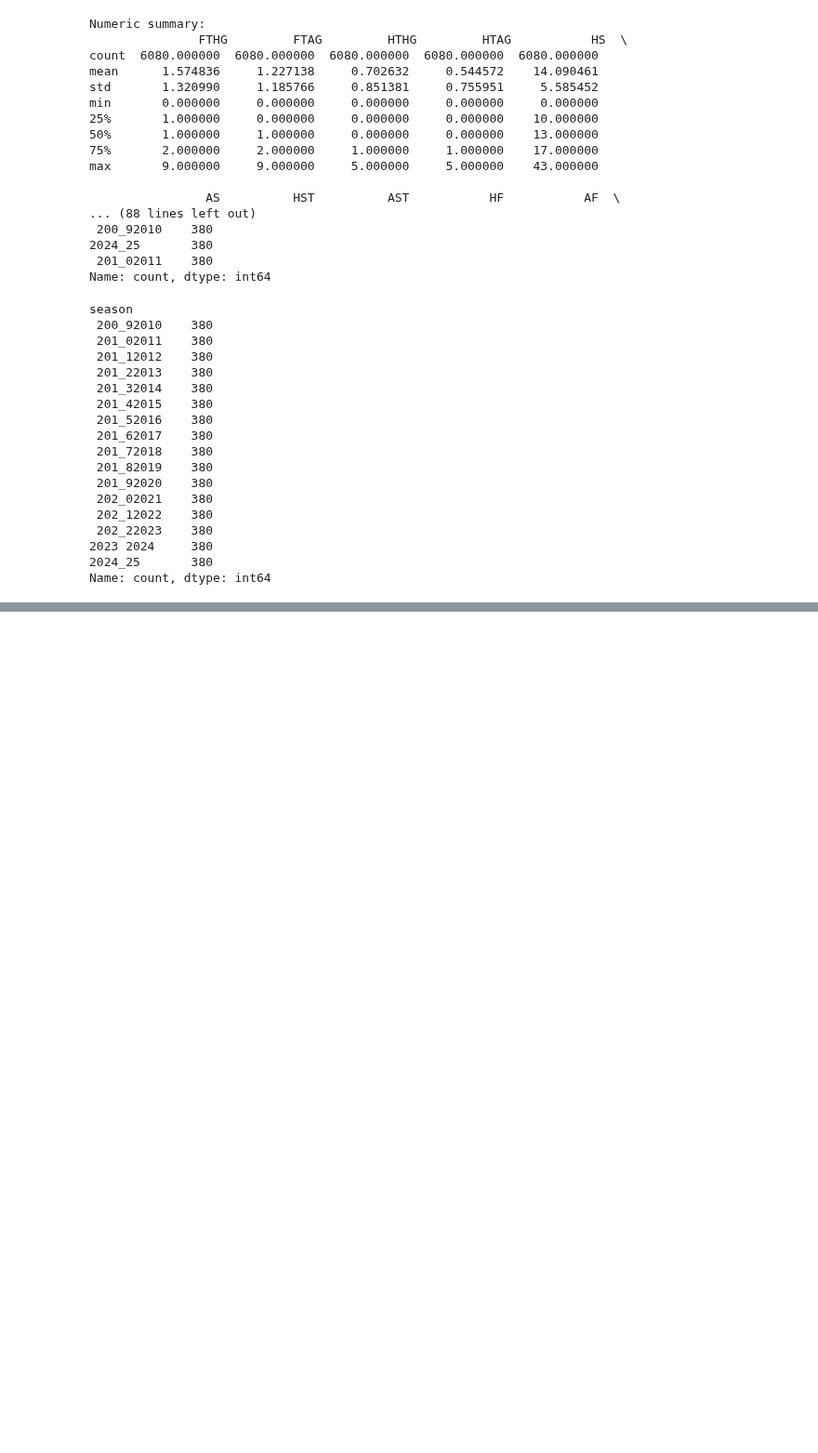
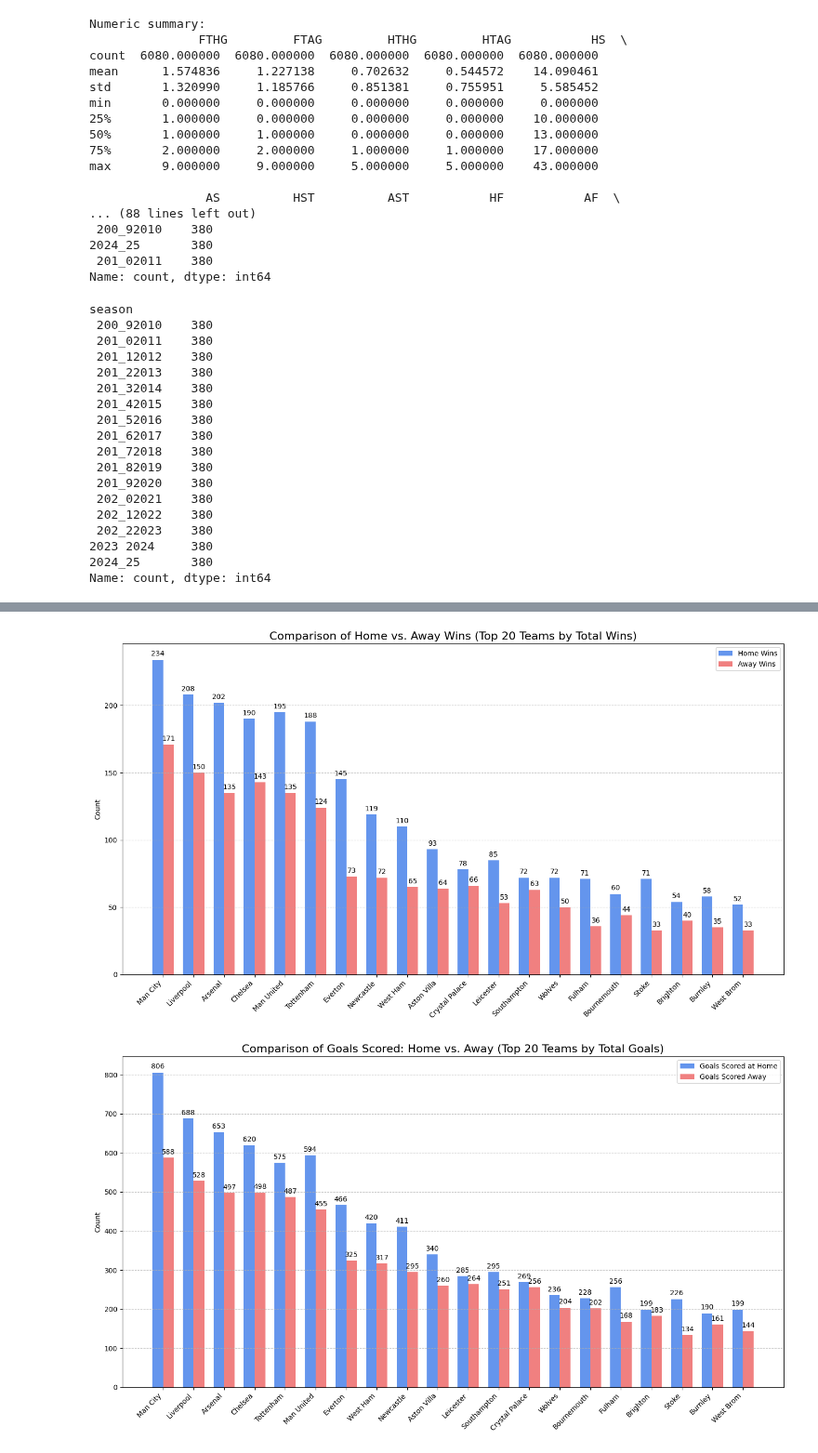
Before and after one commit to Rhode01/Epl-prediction-model, a Jupyter notebook: notebook/main.ipynb, the cells around one changed output, grey strips where cells are left out. Shown at 93% size. Cells and saved outputs as stored; diff of their text form; code cells hidden in the pictures; blank space fills up the shorter version.

```diff
--- a/notebook/main.ipynb
+++ b/notebook/main.ipynb
@@ -182,5 +182,11 @@ for team in all_teams:
 
     })
 # %%
-team_home_Stats= pd.DataFrame(team_home_stats)
-team_away_Stats= pd.DataFrame(team_away_stats)
+team_home_df= pd.DataFrame(team_home_stats)
+team_away_df= pd.DataFrame(team_away_stats)
+# %%
+team_stats_df = pd.merge(team_home_df, team_away_df, on='team')
+team_stats_df['total_wins'] = team_stats_df['home_wins'] + team_stats_df['away_wins']
+team_stats_df['total_goals_for'] = team_stats_df['goals_for_at_home'] + team_stats_df['goals_for_away']
+team_stats_df['total_goals_against'] = team_stats_df['goals_against_at_home'] + team_stats_df['goals_against_away']
+team_stats_df.head()
@@ -186,0 +200,51 @@ team_away_Stats= pd.DataFrame(team_away_stats)
+# %%
+def plot_comparison_chart(df, y_vars, y_labels, title, sort_by, top_n=20):
+    df_sorted = df.sort_values(by=sort_by, ascending=False).head(top_n)
+
+
+    x = np.arange(len(df_sorted['team']))
+    width = 0.35
+
+    fig, ax = plt.subplots(figsize=(14, 8))
+    rects1 = ax.bar(x - width/2, df_sorted[y_vars[0]], width, label=y_labels[0], color='cornflowerblue')
+    rects2 = ax.bar(x + width/2, df_sorted[y_vars[1]], width, label=y_labels[1], color='lightcoral')
+
+    ax.set_ylabel('Count')
+    ax.set_title(title, fontsize=16)
+    ax.set_xticks(x)
+    ax.set_xticklabels(df_sorted['team'], rotation=45, ha='right')
+    ax.legend()
+    ax.grid(axis='y', linestyle='--', alpha=0.7)
+
+    ax.bar_label(rects1, padding=3)
+    ax.bar_label(rects2, padding=3)
+
+    fig.tight_layout()
+    plt.show()
+
+plot_comparison_chart(
+    df=team_stats_df,
+    y_vars=['home_wins', 'away_wins'],
+    y_labels=['Home Wins', 'Away Wins'],
+    title='Comparison of Home vs. Away Wins (Top 20 Teams by Total Wins)',
+    sort_by='total_wins'
+)
+
+plot_comparison_chart(
+    df=team_stats_df,
+    y_vars=['goals_for_at_home', 'goals_for_away'],
+    y_labels=['Goals Scored at Home', 'Goals Scored Away'],
+    title='Comparison of Goals Scored: Home vs. Away (Top 20 Teams by Total Goals)',
+    sort_by='total_goals_for'
+)
+
+plot_comparison_chart(
+    df=team_stats_df,
+    y_vars=['goals_against_at_home', 'goals_against_away'],
+    y_labels=['Goals Conceded at Home', 'Goals Conceded Away'],
+    title='Comparison of Goals Conceded: Home vs. Away (Top 20 Teams by Total Conceded)',
+    sort_by='total_goals_against'
+)
+# %% [output]
+[figure, added]
+[figure, added]
```
Also changed, not shown: parts of 2 cells of this notebook.
